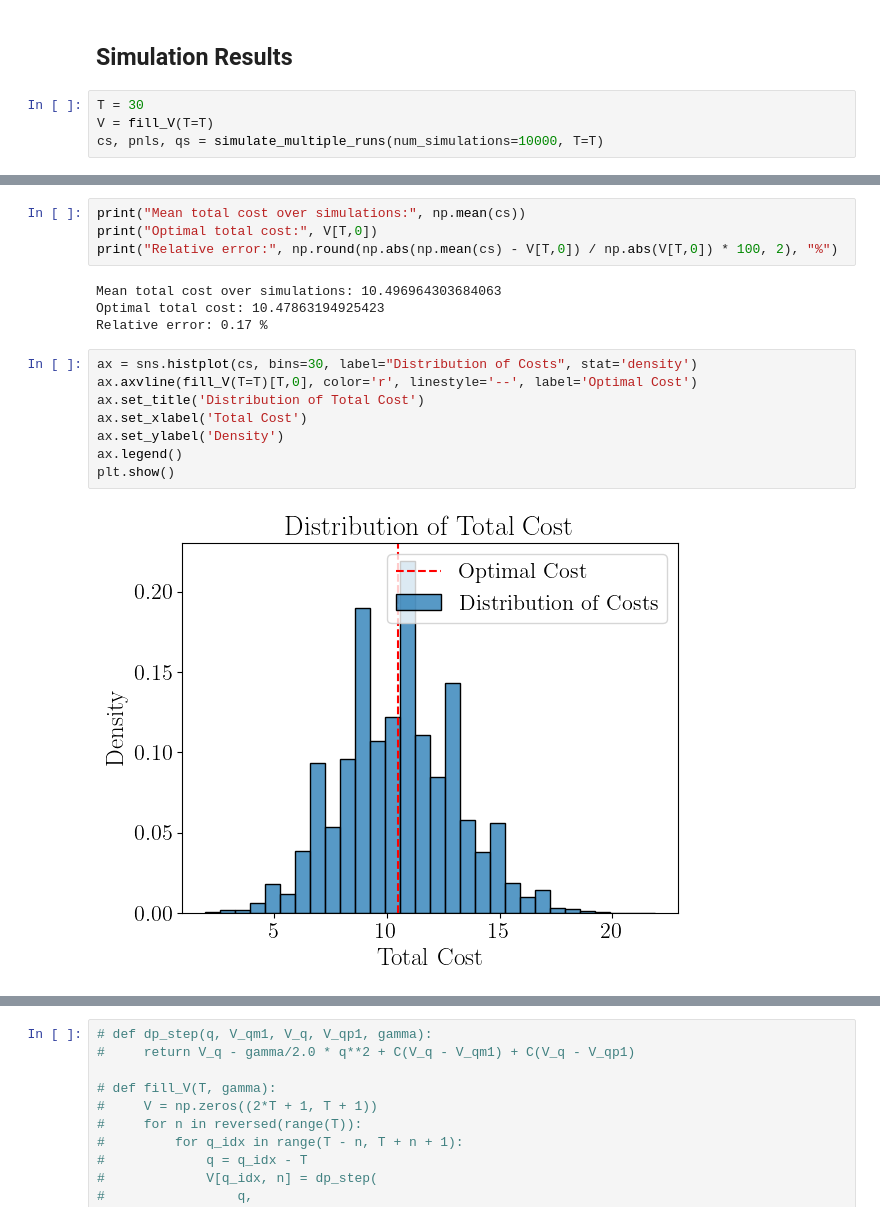
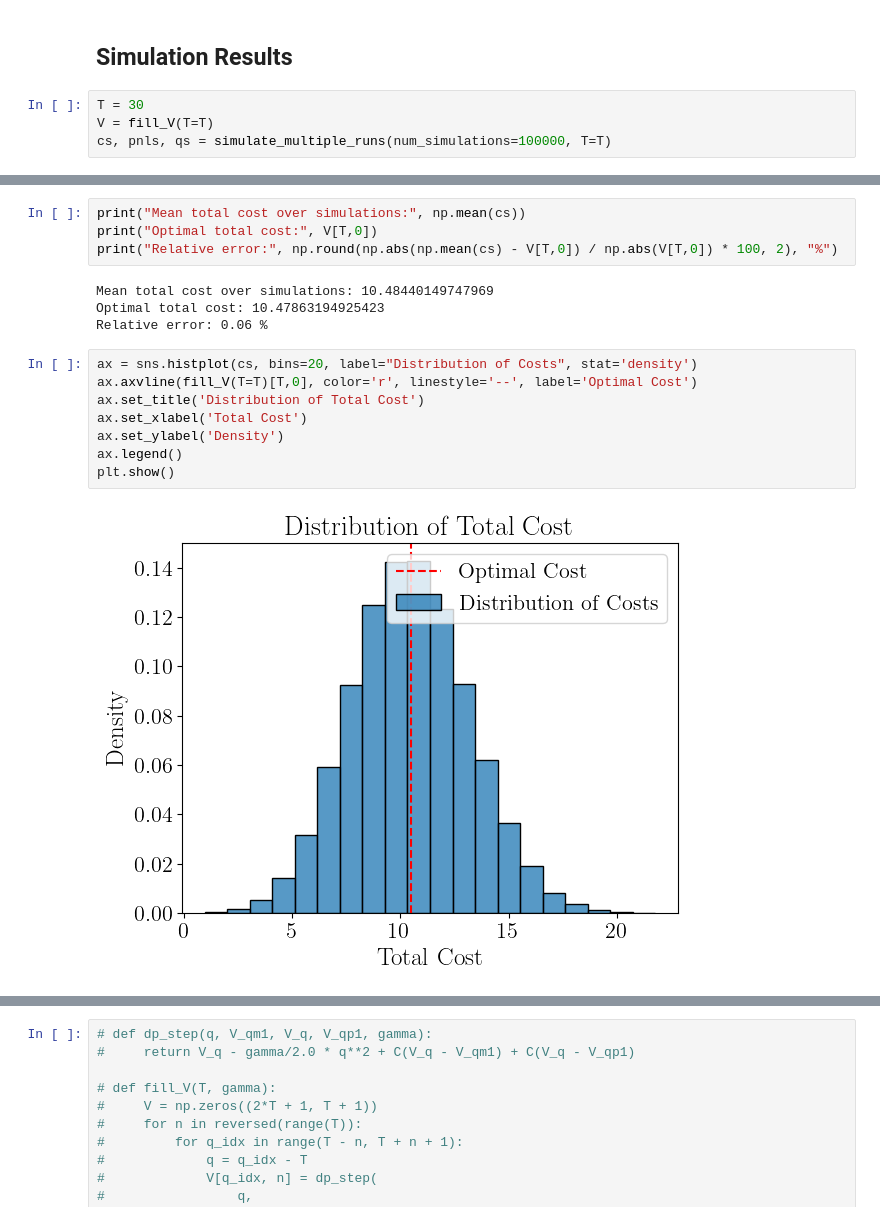
Before and after one commit to Marshhall/Market_Making, a Jupyter notebook: discrete_time.ipynb, the cells around one changed output, grey strips where cells are left out. Saved outputs shown, nothing was run; the diff lists cells and outputs as text.

```diff
--- a/discrete_time.ipynb
+++ b/discrete_time.ipynb
@@ -157,4 +157,4 @@ array([[0.        , 0.        , 0.        , 0.        ],
 # %%
 T = 30
 V = fill_V(T=T)
-cs, pnls, qs = simulate_multiple_runs(num_simulations=10000, T=T)
+cs, pnls, qs = simulate_multiple_runs(num_simulations=100000, T=T)
@@ -163,16 +189,16 @@ print("Mean total cost over simulations:", np.mean(cs))
 print("Optimal total cost:", V[T,0])
 print("Relative error:", np.round(np.abs(np.mean(cs) - V[T,0]) / np.abs(V[T,0]) * 100, 2), "%")
 # %% [output]
-Mean total cost over simulations: 10.496964303684063
+Mean total cost over simulations: 10.48440149747969
 Optimal total cost: 10.47863194925423
-Relative error: 0.17 %
+Relative error: 0.06 %
 # %%
-ax = sns.histplot(cs, bins=30, label="Distribution of Costs", stat='density')
+ax = sns.histplot(cs, bins=20, label="Distribution of Costs", stat='density')
 ax.axvline(fill_V(T=T)[T,0], color='r', linestyle='--', label='Optimal Cost')
 ax.set_title('Distribution of Total Cost')
 ax.set_xlabel('Total Cost')
 ax.set_ylabel('Density')
 ax.legend()
 plt.show()
 # %% [output]
-[figure, old version]
+[figure, new version]
```
Also changed, not shown: parts of 14 cells of this notebook, 14 other files.
